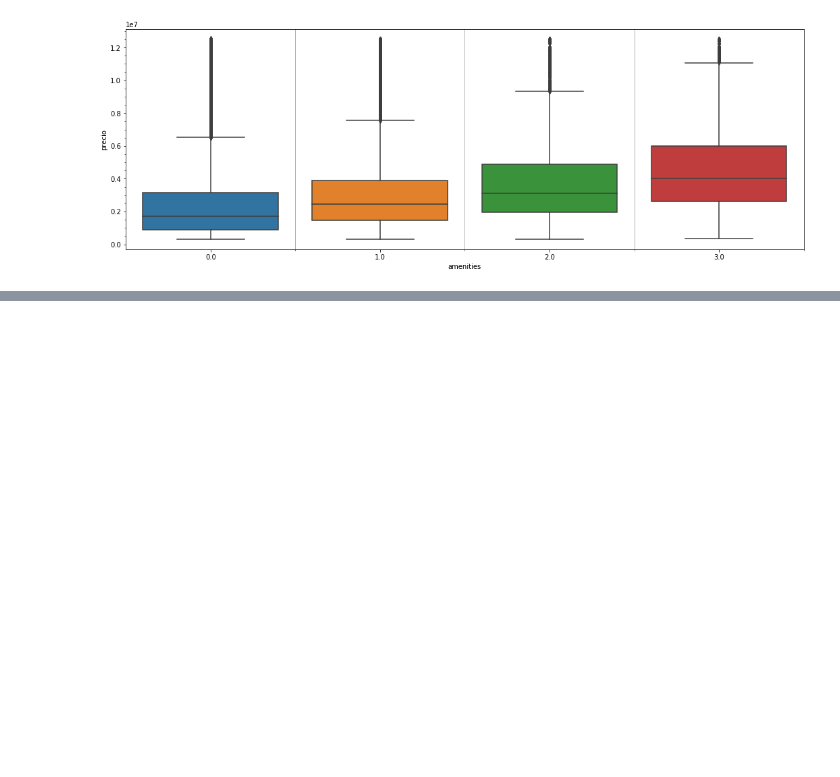
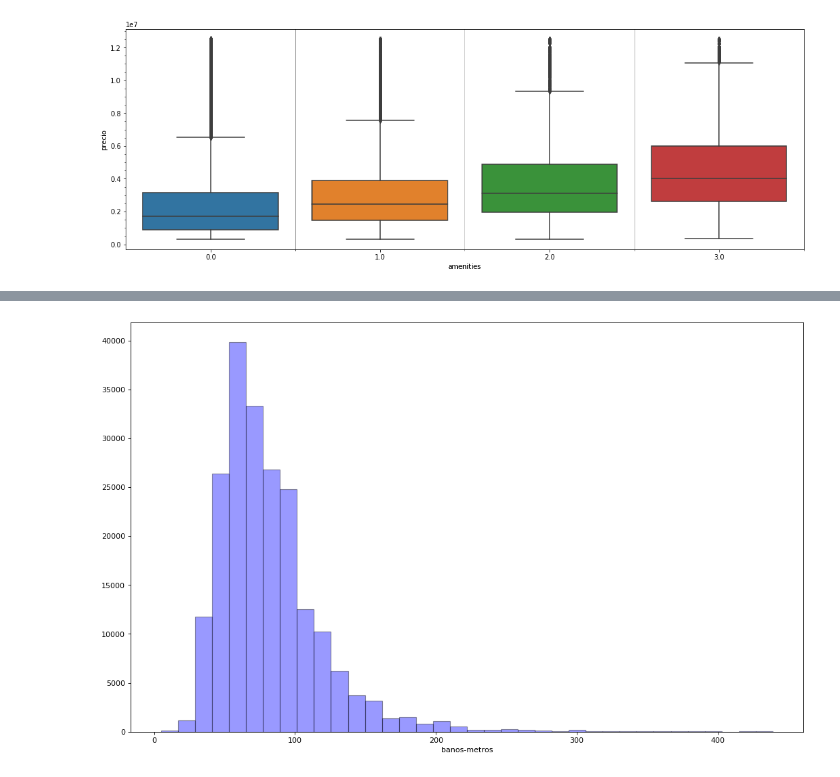
Before and after one commit to blukitas/groupby-banco-, a Jupyter notebook: Tp1/tp1Bertolini.ipynb, the cells around one changed output, grey strips where cells are left out. Cells and saved outputs as stored; diff of their text form; code cells hidden in the pictures; blank space fills up the shorter version.

```diff
--- a/Tp1/tp1Bertolini.ipynb
+++ b/Tp1/tp1Bertolini.ipynb
@@ -306,7 +373,16 @@ ax1.grid(which='minor', axis='x', linewidth=1)
 # %%
 df['banos-metros'] = df['metroscubiertos'] / df['banos']
+df['precio-bano-mts'] = df['precio'] /df['banos-metros']
+plt.figure(figsize=(16,10), dpi= 80)
 
-fig, ax =plt.subplots(1,2)
-sns.barplot(x=df['banos-metros'],y=df['precio'],ax=ax[0])
+# fig=plt.subplots(1,2)
+# sns.barplot(x=df['banos-metros'],y=df['precio'])
+# sns.kdeplot(df[['banos-metros']], shade=True, color="g", label="Cyl=4", alpha=.7)
+sns.distplot(df['banos-metros'], hist=True, kde=False,
+             bins=int(180/5), color = 'blue',
+             hist_kws={'edgecolor':'black'})
+
 # sns.barplot(x=df['gimnasio'],y=df['precio_usd'],ax=ax[1])
-fig.show()
+plt.show()
+# %% [output]
+[figure, added]
```
Also changed, not shown: parts of 7 cells of this notebook.
